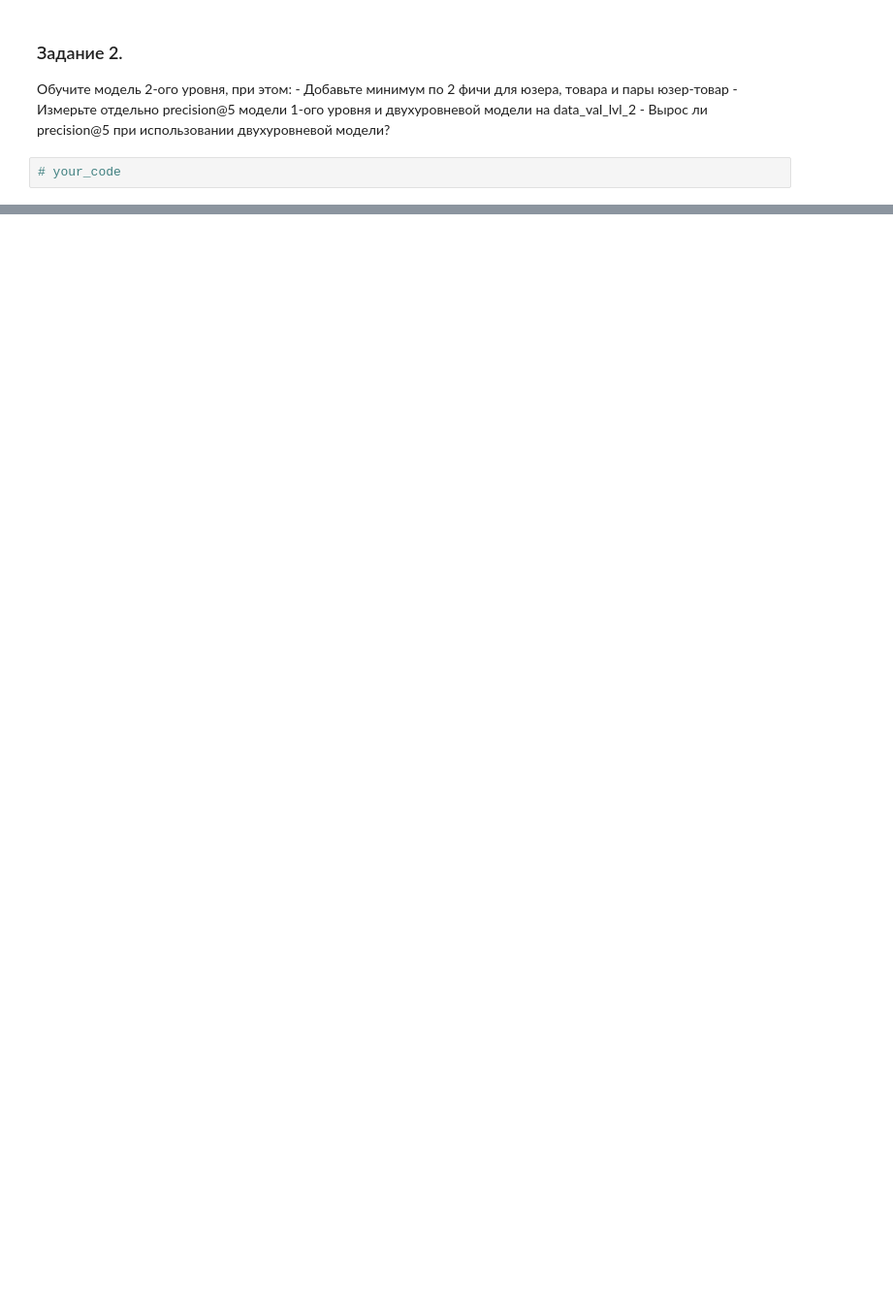
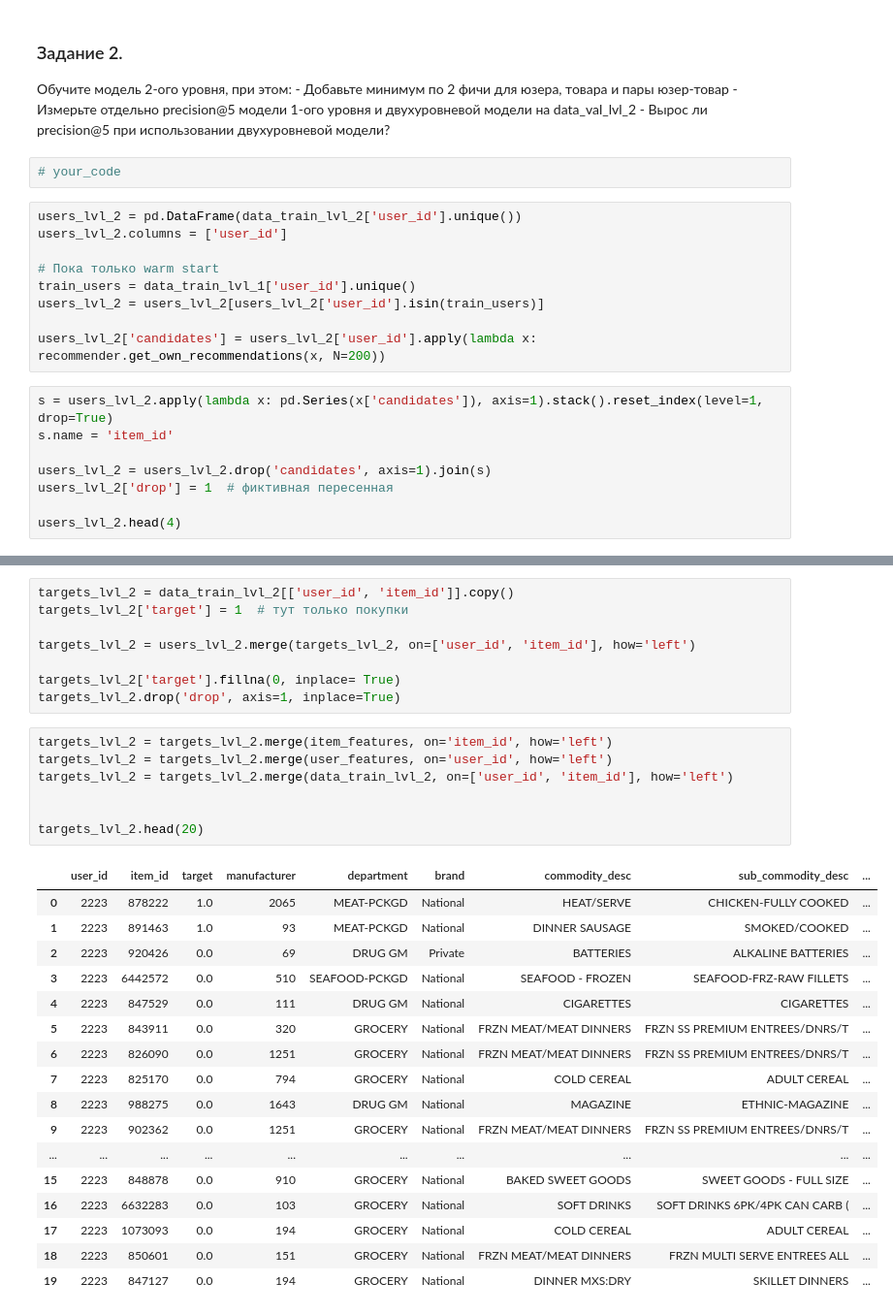
Before and after one commit to mindblower5000/gu-rec-sys, a Jupyter notebook: hw6.ipynb, the cells around one changed output, grey strips where cells are left out. Shown at 97% size. Drawn from its saved outputs; the diff is of its cells as text; blank space fills up the shorter version.

```diff
--- a/hw6.ipynb
+++ b/hw6.ipynb
@@ -125,3 +240,20 @@ result_lvl_1.head(2)
     - Вырос ли precision@5 при использовании двухуровневой модели?
 # %%
 # your_code
+# %%
+users_lvl_2 = pd.DataFrame(data_train_lvl_2['user_id'].unique())
+users_lvl_2.columns = ['user_id']
+
+# Пока только warm start
+train_users = data_train_lvl_1['user_id'].unique()
+users_lvl_2 = users_lvl_2[users_lvl_2['user_id'].isin(train_users)]
+
+users_lvl_2['candidates'] = users_lvl_2['user_id'].apply(lambda x: recommender.get_own_recommendations(x, N=200))
+# %%
+s = users_lvl_2.apply(lambda x: pd.Series(x['candidates']), axis=1).stack().reset_index(level=1, drop=True)
+s.name = 'item_id'
+
+users_lvl_2 = users_lvl_2.drop('candidates', axis=1).join(s)
+users_lvl_2['drop'] = 1  # фиктивная пересенная
+
+users_lvl_2.head(4)
@@ -127,0 +266,33 @@ result_lvl_1.head(2)
+# %%
+targets_lvl_2 = data_train_lvl_2[['user_id', 'item_id']].copy()
+targets_lvl_2['target'] = 1  # тут только покупки
+
+targets_lvl_2 = users_lvl_2.merge(targets_lvl_2, on=['user_id', 'item_id'], how='left')
+
+targets_lvl_2['target'].fillna(0, inplace= True)
+targets_lvl_2.drop('drop', axis=1, inplace=True)
+# %%
+targets_lvl_2 = targets_lvl_2.merge(item_features, on='item_id', how='left')
+targets_lvl_2 = targets_lvl_2.merge(user_features, on='user_id', how='left')
+targets_lvl_2 = targets_lvl_2.merge(data_train_lvl_2, on=['user_id', 'item_id'], how='left')
+
+
+targets_lvl_2.head(20)
+# %% [output]
+|  | user_id | item_id | target | manufacturer | department | brand | commodity_desc | sub_commodity_desc | ... |
+| 0 | 2223 | 878222 | 1.0 | 2065 | MEAT-PCKGD | National | HEAT/SERVE | CHICKEN-FULLY COOKED | ... |
+| 1 | 2223 | 891463 | 1.0 | 93 | MEAT-PCKGD | National | DINNER SAUSAGE | SMOKED/COOKED | ... |
+| 2 | 2223 | 920426 | 0.0 | 69 | DRUG GM | Private | BATTERIES | ALKALINE BATTERIES | ... |
+| 3 | 2223 | 6442572 | 0.0 | 510 | SEAFOOD-PCKGD | National | SEAFOOD - FROZEN | SEAFOOD-FRZ-RAW FILLETS | ... |
+| 4 | 2223 | 847529 | 0.0 | 111 | DRUG GM | National | CIGARETTES | CIGARETTES | ... |
+| 5 | 2223 | 843911 | 0.0 | 320 | GROCERY | National | FRZN MEAT/MEAT DINNERS | FRZN SS PREMIUM ENTREES/DNRS/T | ... |
+| 6 | 2223 | 826090 | 0.0 | 1251 | GROCERY | National | FRZN MEAT/MEAT DINNERS | FRZN SS PREMIUM ENTREES/DNRS/T | ... |
+| 7 | 2223 | 825170 | 0.0 | 794 | GROCERY | National | COLD CEREAL | ADULT CEREAL | ... |
+| 8 | 2223 | 988275 | 0.0 | 1643 | DRUG GM | National | MAGAZINE | ETHNIC-MAGAZINE | ... |
+| 9 | 2223 | 902362 | 0.0 | 1251 | GROCERY | National | FRZN MEAT/MEAT DINNERS | FRZN SS PREMIUM ENTREES/DNRS/T | ... |
+| ... | ... | ... | ... | ... | ... | ... | ... | ... | ... |
+| 15 | 2223 | 848878 | 0.0 | 910 | GROCERY | National | BAKED SWEET GOODS | SWEET GOODS - FULL SIZE | ... |
+| 16 | 2223 | 6632283 | 0.0 | 103 | GROCERY | National | SOFT DRINKS | SOFT DRINKS 6PK/4PK CAN CARB ( | ... |
+| 17 | 2223 | 1073093 | 0.0 | 194 | GROCERY | National | COLD CEREAL | ADULT CEREAL | ... |
+| 18 | 2223 | 850601 | 0.0 | 151 | GROCERY | National | FRZN MEAT/MEAT DINNERS | FRZN MULTI SERVE ENTREES ALL | ... |
+| 19 | 2223 | 847127 | 0.0 | 194 | GROCERY | National | DINNER MXS:DRY | SKILLET DINNERS | ... |
```
Also changed, not shown: parts of 28 cells of this notebook, 7 other files.
